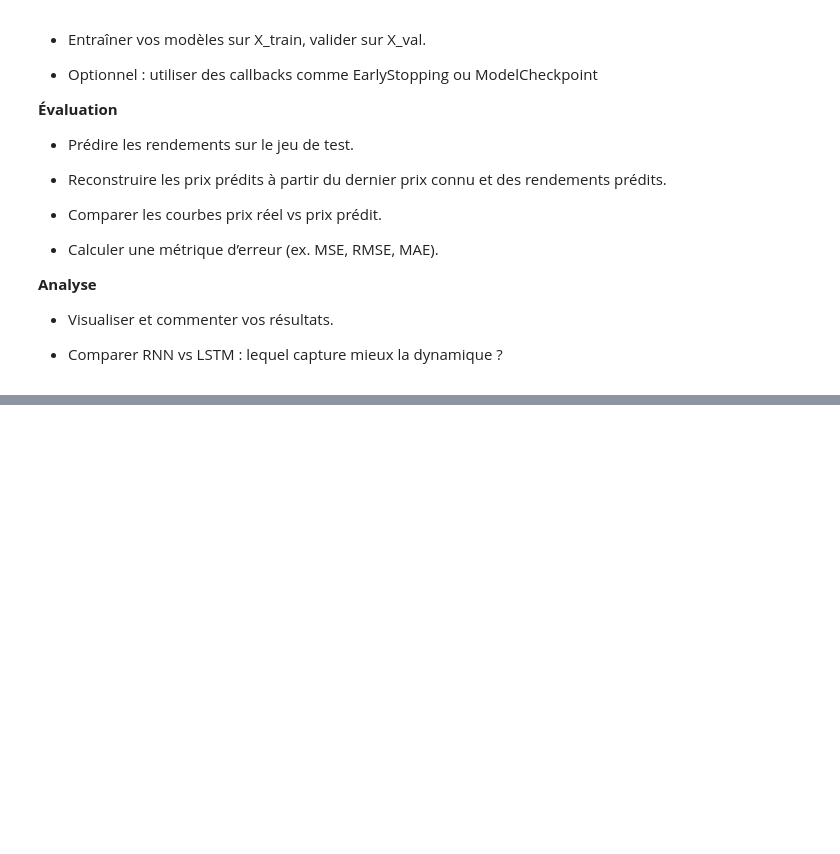
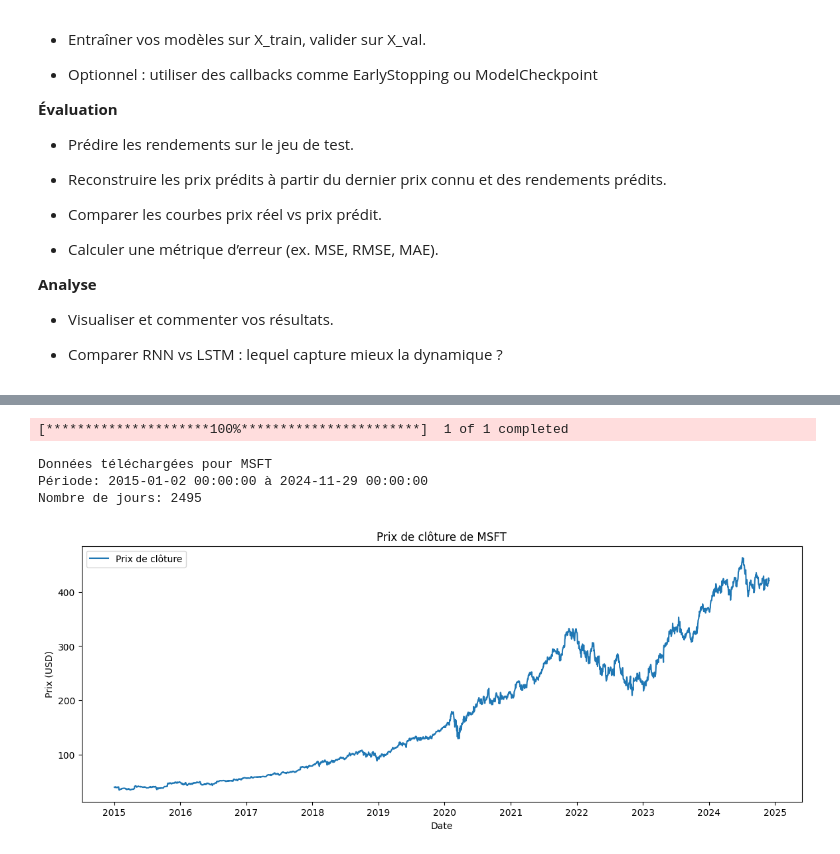
Before and after one commit to MaxmeRousseau/cours_ia, a Jupyter notebook: tp02/TP2_IA5.ipynb, the cells around one changed output, grey strips where cells are left out. Saved outputs shown, nothing was run; the diff lists cells and outputs as text; code cells hidden in the pictures; blank space fills up the shorter version.

```diff
--- a/tp02/TP2_IA5.ipynb
+++ b/tp02/TP2_IA5.ipynb
@@ -488,0 +506,28 @@ plt.show()
+# %%
+ticker = 'MSFT'
+stock_data = yf.download(ticker, start='2015-01-01', end='2024-12-01')
+
+print(f"Données téléchargées pour {ticker}")
+print(f"Période: {stock_data.index[0]} à {stock_data.index[-1]}")
+print(f"Nombre de jours: {len(stock_data)}")
+# %% [output]
+[*********************100%***********************]  1 of 1 completed
+Données téléchargées pour MSFT
+Période: 2015-01-02 00:00:00 à 2024-11-29 00:00:00
+Nombre de jours: 2495
+# %%
+# Préparation des données
+data = stock_data['Close'].values.reshape(-1, 1)
+scaler = MinMaxScaler(feature_range=(0, 1))
+scaled_data = scaler.fit_transform(data)
+
+# Affichage des données de clôture
+plt.figure(figsize=(14, 5))
+plt.plot(stock_data['Close'], label='Prix de clôture')
+plt.title(f'Prix de clôture de {ticker}')
+plt.xlabel('Date')
+plt.ylabel('Prix (USD)')
+plt.legend()
+plt.show()
+# %% [output]
+[figure, added]
```
Also changed, not shown: parts of 6 cells of this notebook.
